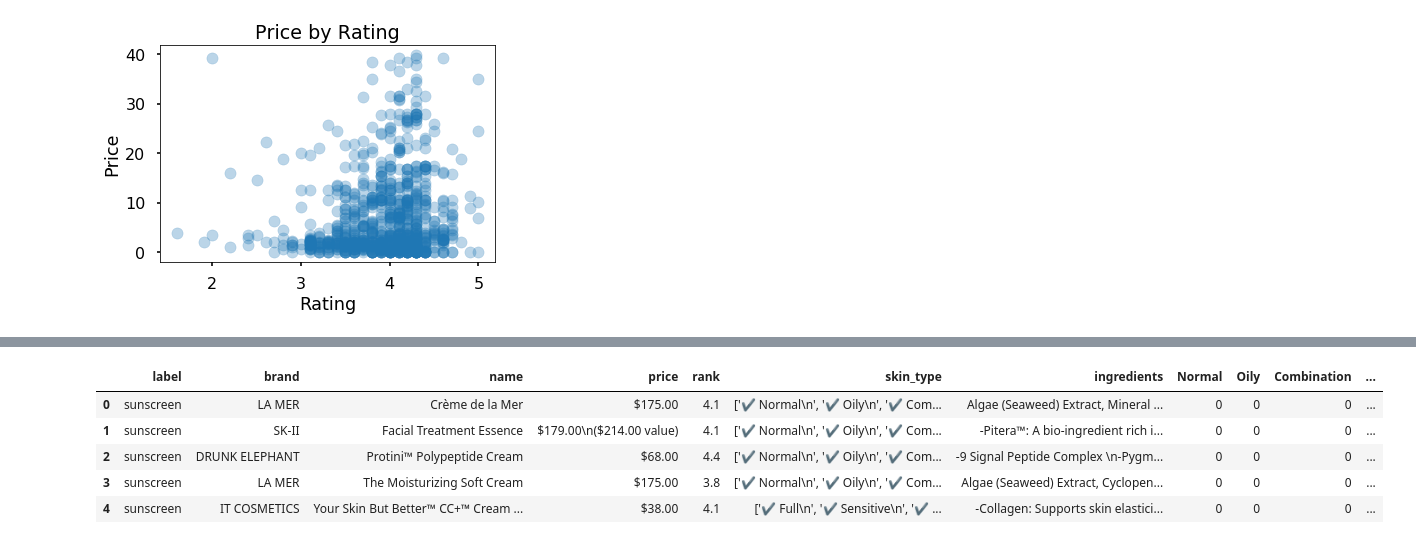
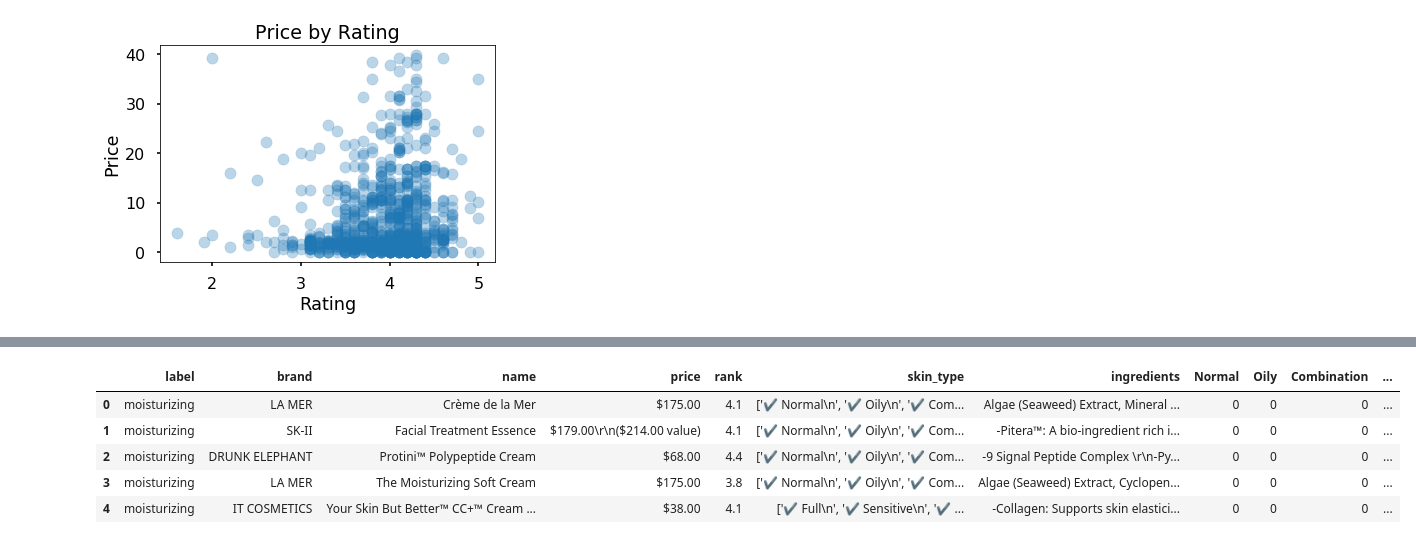
Before and after one commit to elitagao/info2950, a Jupyter notebook: INFO2950 Project.ipynb, the cells around one changed output, grey strips where cells are left out. Cells and saved outputs as stored; diff of their text form; code cells hidden in the pictures.

```diff
--- a/INFO2950 Project.ipynb
+++ b/INFO2950 Project.ipynb
@@ -94,7 +94,7 @@ cosmetics.head()
 | 3 | moisturizing-cream-oils-mists | https://www.sephora.com/product/t... | LA MER | The Moisturizing Soft Cream | $175.00 | 3.8 | ['✔ Normal\n', '✔ Oily\n', '✔ Com... | Algae (Seaweed) Extract, Cyclopen... |
 | 4 | moisturizing-cream-oils-mists | https://www.sephora.com/product/y... | IT COSMETICS | Your Skin But Better™ CC+™ Cream ... | $38.00 | 4.1 | ['✔ Full\n', '✔ Sensitive\n', '✔ ... | -Collagen: Supports skin elastici... |
 # %%
-col_lower = [i.lower() for i in cosmetics.columns]
-cosmetics=cosmetics.copy()
-cosmetics.columns=col_lower
+col_lower = [i.lower() for i in raw2.columns]
+raw2=raw2.copy()
+raw2.columns=col_lower
 # %%
@@ -108,11 +108,4 @@ cosmetics.head()
 | 4 | moisturizing-cream-oils-mists | https://www.sephora.com/product/y... | IT COSMETICS | Your Skin But Better™ CC+™ Cream ... | $38.00 | 4.1 | ['✔ Full\n', '✔ Sensitive\n', '✔ ... | -Collagen: Supports skin elastici... |
 # %%
 #drop url column
-cosmetics=cosmetics.drop(['url'], axis=1)
+raw2=raw2.drop(['url'], axis=1)
-# %%
-for i in cosmetics['label']:
-    seperate = i.split("-",1)
-    final = seperate[0]
-    cosmetics['label'] = final
-
-cosmetics.head()
@@ -125,0 +112,6 @@ cosmetics.head()
+# %%
+liste = [i.split("-",1)[0] for i in raw2.label]
+skin = raw2.copy()
+skin['label'] = liste
+
+skin.head()
@@ -146,14 +145,14 @@ unique_skin_list = ['Normal','Oily', 'Combination', 'Dry', 'Sensitive', 'Full',
  "['✔ Light\\n', '✔ Sensitive\\n', '✔ Normal\\n', '✔ Combination\\n', '✔ Radiant\\n']"]
 # %%
 for x in unique_skin_list:
-    cosmetics[x]=0
+    skin[x]=0
 
-cosmetics.head()
+skin.head()
 # %% [output]
 |  | label | brand | name | price | rank | skin_type | ingredients | Normal | Oily | Combination | ... |
-| 0 | sunscreen | LA MER | Crème de la Mer | $175.00 | 4.1 | ['✔ Normal\n', '✔ Oily\n', '✔ Com... | Algae (Seaweed) Extract, Mineral ... | 0 | 0 | 0 | ... |
-| 1 | sunscreen | SK-II | Facial Treatment Essence | $179.00\n($214.00 value) | 4.1 | ['✔ Normal\n', '✔ Oily\n', '✔ Com... | -Pitera™: A bio-ingredient rich i... | 0 | 0 | 0 | ... |
-| 2 | sunscreen | DRUNK ELEPHANT | Protini™ Polypeptide Cream | $68.00 | 4.4 | ['✔ Normal\n', '✔ Oily\n', '✔ Com... | -9 Signal Peptide Complex \n-Pygm... | 0 | 0 | 0 | ... |
-| 3 | sunscreen | LA MER | The Moisturizing Soft Cream | $175.00 | 3.8 | ['✔ Normal\n', '✔ Oily\n', '✔ Com... | Algae (Seaweed) Extract, Cyclopen... | 0 | 0 | 0 | ... |
-| 4 | sunscreen | IT COSMETICS | Your Skin But Better™ CC+™ Cream ... | $38.00 | 4.1 | ['✔ Full\n', '✔ Sensitive\n', '✔ ... | -Collagen: Supports skin elastici... | 0 | 0 | 0 | ... |
+| 0 | moisturizing | LA MER | Crème de la Mer | $175.00 | 4.1 | ['✔ Normal\n', '✔ Oily\n', '✔ Com... | Algae (Seaweed) Extract, Mineral ... | 0 | 0 | 0 | ... |
+| 1 | moisturizing | SK-II | Facial Treatment Essence | $179.00\r\n($214.00 value) | 4.1 | ['✔ Normal\n', '✔ Oily\n', '✔ Com... | -Pitera™: A bio-ingredient rich i... | 0 | 0 | 0 | ... |
+| 2 | moisturizing | DRUNK ELEPHANT | Protini™ Polypeptide Cream | $68.00 | 4.4 | ['✔ Normal\n', '✔ Oily\n', '✔ Com... | -9 Signal Peptide Complex \r\n-Py... | 0 | 0 | 0 | ... |
+| 3 | moisturizing | LA MER | The Moisturizing Soft Cream | $175.00 | 3.8 | ['✔ Normal\n', '✔ Oily\n', '✔ Com... | Algae (Seaweed) Extract, Cyclopen... | 0 | 0 | 0 | ... |
+| 4 | moisturizing | IT COSMETICS | Your Skin But Better™ CC+™ Cream ... | $38.00 | 4.1 | ['✔ Full\n', '✔ Sensitive\n', '✔ ... | -Collagen: Supports skin elastici... | 0 | 0 | 0 | ... |
 # %%
```
Also changed, not shown: parts of 13 cells of this notebook.
